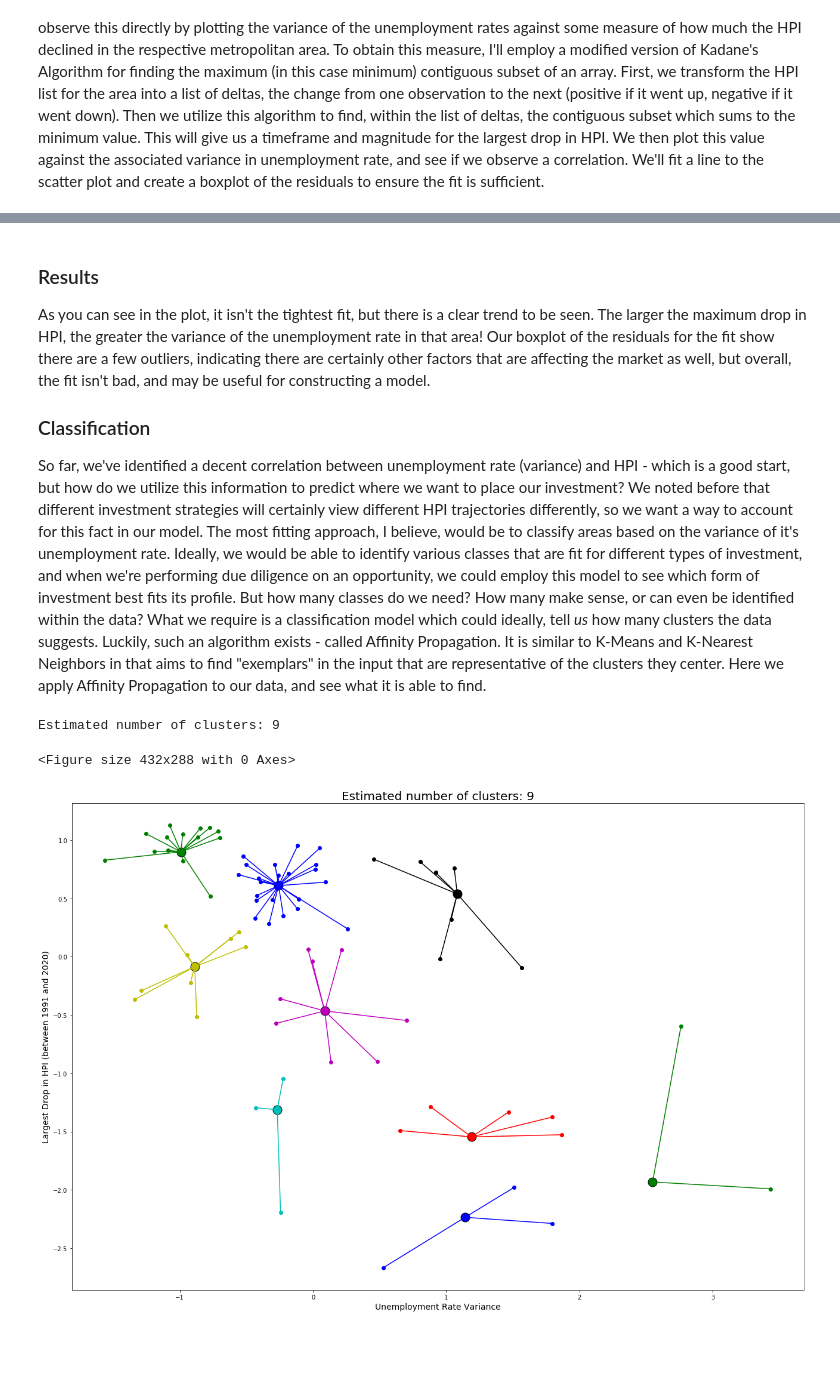
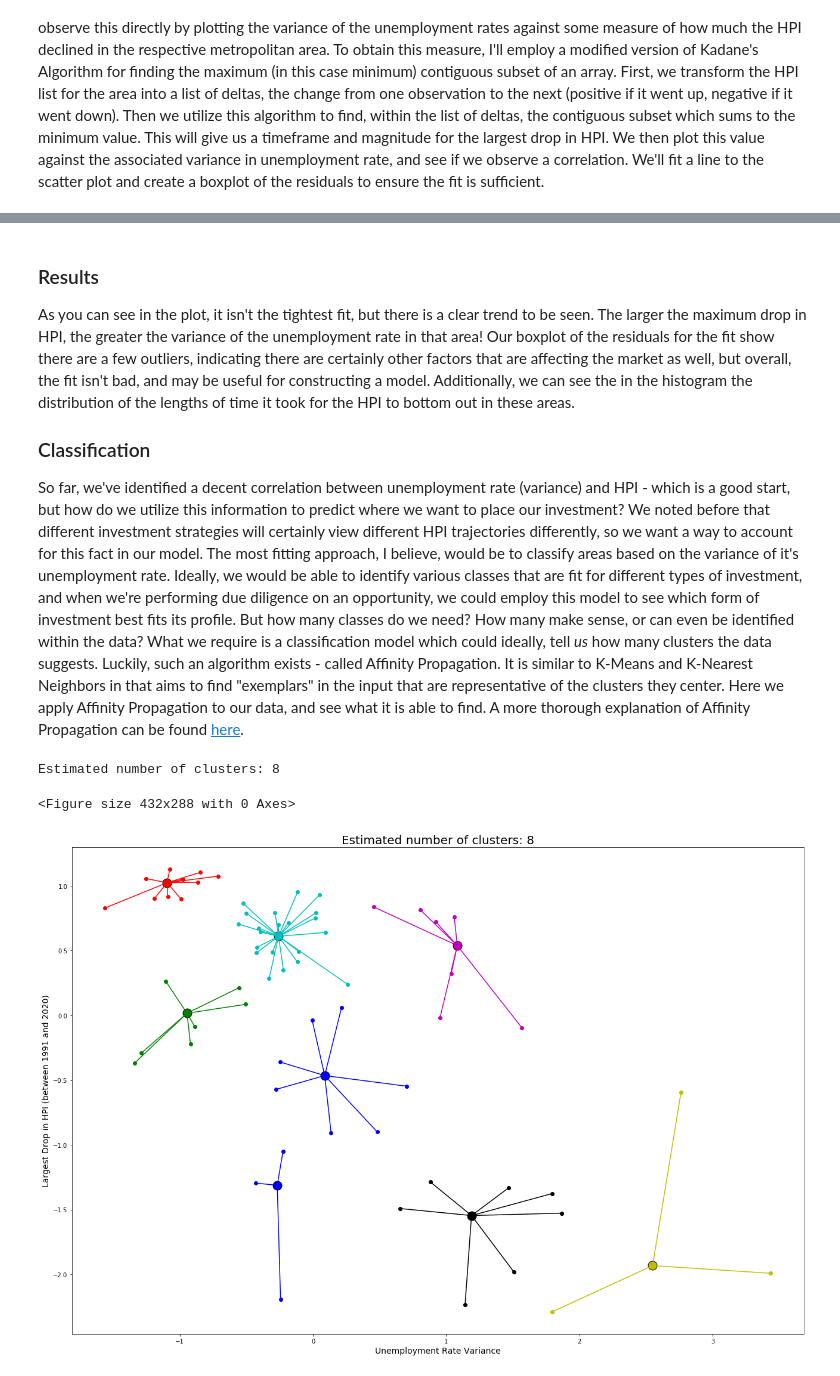
Before and after one commit to Croftc/Croftc.github.io, a Jupyter notebook: Final_Tutorial.ipynb, the cells around one changed output, grey strips where cells are left out. Saved outputs shown, nothing was run; the diff lists cells and outputs as text; code cells hidden in the pictures; blank space fills up the shorter version.

```diff
--- a/Final_Tutorial.ipynb
+++ b/Final_Tutorial.ipynb
@@ -389,54 +397,76 @@ labs(title="Residuals vs. Unemployment Rate Variance Violin Plot",
 # %% [markdown]
 ### Results
-As you can see in the plot, it isn't the tightest fit, but there is a clear trend to be seen. The larger the maximum drop in HPI, the greater the variance of the unemployment rate in that area! Our boxplot of the residuals for the fit show there are a few outliers, indicating there are certainly other factors that are affecting the market as well, but overall, the fit isn't bad, and may be useful for constructing a model.
+As you can see in the plot, it isn't the tightest fit, but there is a clear trend to be seen. The larger the maximum drop in HPI, the greater the variance of the unemployment rate in that area! Our boxplot of the residuals for the fit show there are a few outliers, indicating there are certainly other factors that are affecting the market as well, but overall, the fit isn't bad, and may be useful for constructing a model. Additionally, we can see the in the histogram the distribution of the lengths of time it took for the HPI to bottom out in these areas.
 
 ### Classification
-So far, we've identified a decent correlation between unemployment rate (variance) and HPI - which is a good start, but how do we utilize this information to predict where we want to place our investment? We noted before that different investment strategies will certainly view different HPI trajectories differently, so we want a way to account for this fact in our model. The most fitting approach, I believe, would be to classify areas based on the variance of it's unemployment rate. Ideally, we would be able to identify various classes that are fit for different types of investment, and when we're performing due diligence on an opportunity, we could employ this model to see which form of investment best fits its profile. But how many classes do we need? How many make sense, or can even be identified within the data? What we require is a classification model which could ideally, tell *us* how many clusters the data suggests. Luckily, such an algorithm exists - called Affinity Propagation. It is similar to K-Means and K-Nearest Neighbors in that aims to find "exemplars" in the input that are representative of the clusters they center. Here we apply Affinity Propagation to our data, and see what it is able to find.
+So far, we've identified a decent correlation between unemployment rate (variance) and HPI - which is a good start, but how do we utilize this information to predict where we want to place our investment? We noted before that different investment strategies will certainly view different HPI trajectories differently, so we want a way to account for this fact in our model. The most fitting approach, I believe, would be to classify areas based on the variance of it's unemployment rate. Ideally, we would be able to identify various classes that are fit for different types of investment, and when we're performing due diligence on an opportunity, we could employ this model to see which form of investment best fits its profile. But how many classes do we need? How many make sense, or can even be identified within the data? What we require is a classification model which could ideally, tell *us* how many clusters the data suggests. Luckily, such an algorithm exists - called Affinity Propagation. It is similar to K-Means and K-Nearest Neighbors in that aims to find "exemplars" in the input that are representative of the clusters they center. Here we apply Affinity Propagation to our data, and see what it is able to find. A more thorough explanation of Affinity Propagation can be found <a href='https://en.wikipedia.org/wiki/Affinity_propagation'>here</a>.
 # %%
 from sklearn.cluster import AffinityPropagation
 from sklearn import metrics
 from itertools import cycle
 from statistics import mean, stdev
+from sklearn.model_selection import train_test_split
 
 X = []
+
+####
+# A little bit of manipulation to get everything in order to fit the classification model
+####
+indices = range(len(plot_x3))
 x3_norm = [(x-mean(plot_x3))/stdev(plot_x3) for x in plot_x3]
 y3_norm = [(x-mean(plot_y3))/stdev(plot_y3) for x in plot_y3]
 labels = [x[0] for x in mins]
+train_arr = []
+test_arr = []
 
-for i in range(len(x3_norm)):
-    X.append([x3_norm[i],y3_norm[i]])
+# split into train and test data
+X_train, X_test, y_train, y_test, indices_train, indices_test = train_test_split(x3_norm, y3_norm, indices, test_size=0.1, random_state=20)
 
-X = np.asarray(X)
+# pair up the predictors and labels for test and train
+for i in range(len(X_train)):
+    train_arr.append([X_train[i],y_train[i]])
+for i in range(len(X_test)):
+    test_arr.append([X_test[i],y_test[i]])
+
+####
+# Fit the Affinity Propagation model
+####
+X = np.asarray(train_arr)
 af = AffinityPropagation(random_state=0).fit(X)
 
+# get the indices of the centroids of the clusters
 cluster_centers_indices = af.cluster_centers_indices_
+
+# get classified labels
 labels = af.labels_
 
+# get number of clusters
 n_clusters_ = len(cluster_centers_indices)
-
 print('Estimated number of clusters: %d' % n_clusters_)
 
+#####
+# Plot the datapoints connected to their associated cluster
+#####
 plt.clf()
-
 plt.figure(figsize=dims)
 colors = cycle('bgrcmykbgrcmykbgrcmykbgrcmyk')
 for k, col in zip(range(n_clusters_), colors):
     class_members = labels == k
     cluster_center = X[cluster_centers_indices[k]]
     plt.plot(X[class_members, 0], X[class_members, 1], col + '.', markersize=12)
     plt.plot(cluster_center[0], cluster_center[1], 'o', markerfacecolor=col,
              markeredgecolor='k', markersize=15)
     for x in X[class_members]:
         plt.plot([cluster_center[0], x[0]], [cluster_center[1], x[1]], col)
 
 plt.title('Estimated number of clusters: %d' % n_clusters_,fontsize=20)
 plt.xlabel('Unemployment Rate Variance',fontsize=14)
 plt.ylabel('Largest Drop in HPI (between 1991 and 2020)',fontsize=14)
 ax = plt.gca()
 plt.show()
 # %% [output]
-Estimated number of clusters: 9
+Estimated number of clusters: 8
 <Figure size 432x288 with 0 Axes>
-[figure, old version]
+[figure, new version]
 # %% [markdown]
 ### Interpretation
```
Also changed, not shown: parts of 14 cells of this notebook.
